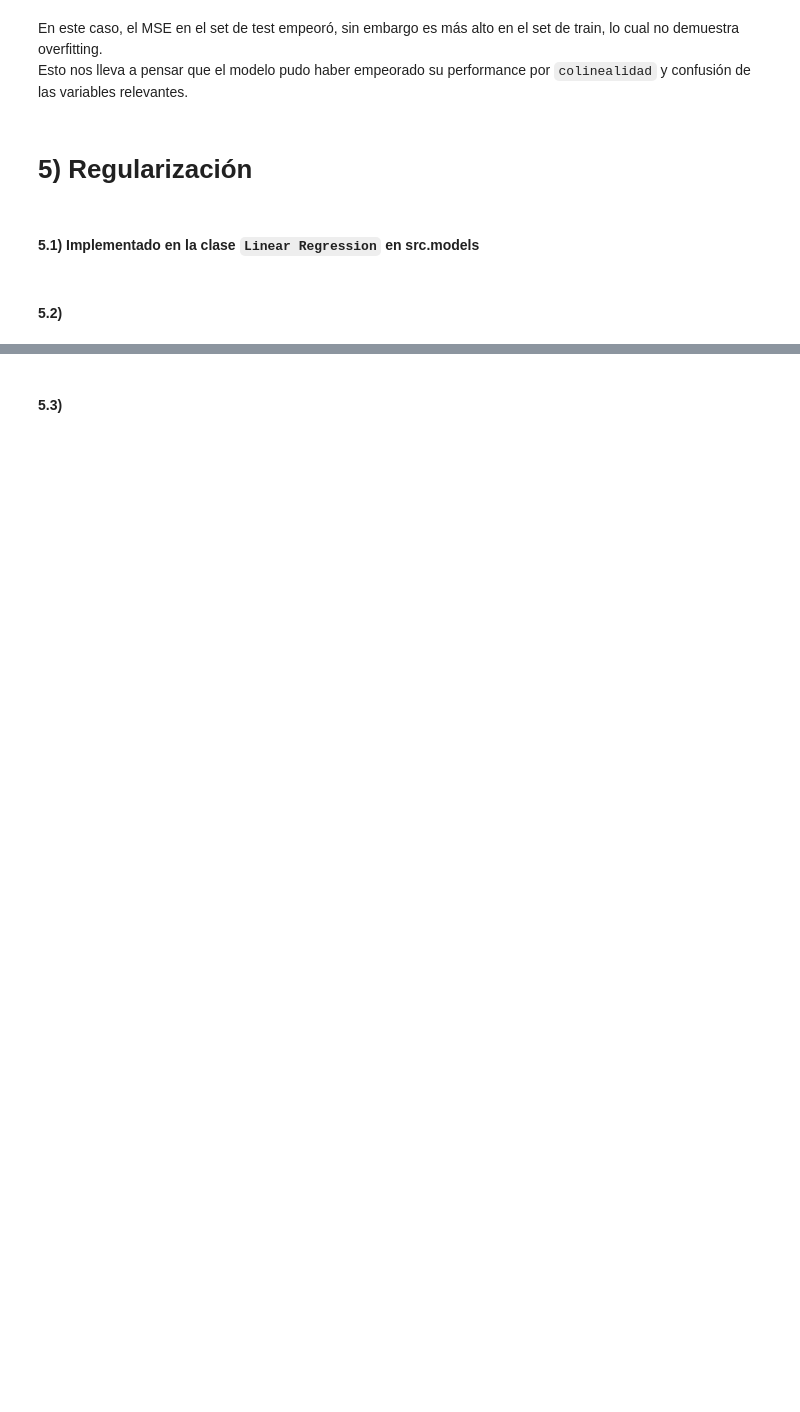
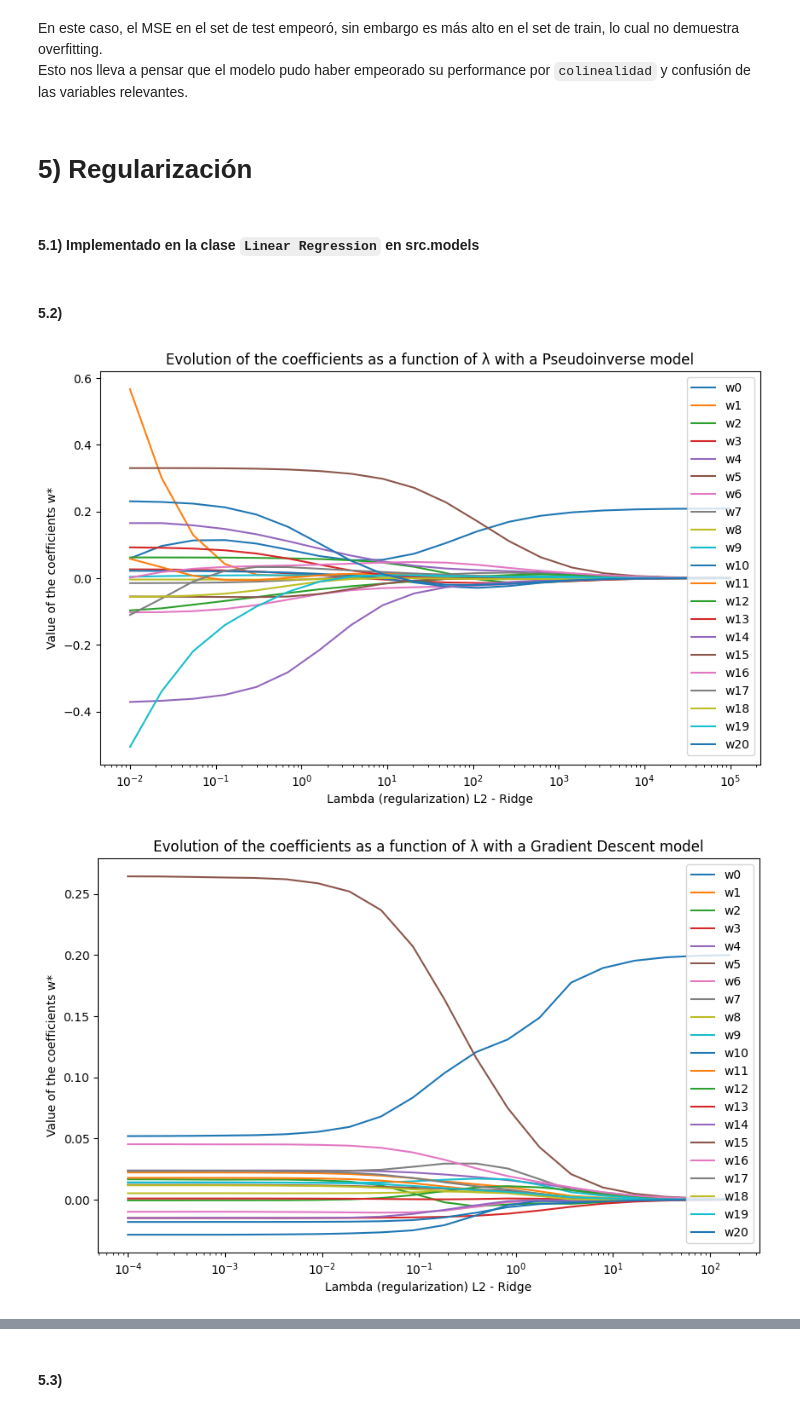
Before and after one commit to anatissera/Machine-Learning-Deep-Learning, a Jupyter notebook: Tissera_AnaPaula_TP1/Entrega_TP1.ipynb, the cells around one changed output, grey strips where cells are left out. Cells and saved outputs as stored; diff of their text form; code cells hidden in the pictures; blank space fills up the shorter version.

```diff
--- a/Tissera_AnaPaula_TP1/Entrega_TP1.ipynb
+++ b/Tissera_AnaPaula_TP1/Entrega_TP1.ipynb
@@ -597,8 +578,8 @@ Valor promedio por metro cuadrado de una casa: 3.634511450216048
 # %% [markdown]
 #### 3.4) Impacto de la construcción de una pileta en el precio de su propiedad
 # %%
-coeficientes = model_multi_pinv.coef
-coef_dict = dict(zip(["intercept"] + features, coeficientes))
+coeficientes_gd = model_multi_pinv.coef
+coef_dict = dict(zip(["intercept"] + features, coeficientes_gd))
 print(f"Coeficiente de has_pool: {coef_dict['has_pool']:.2f}")
 # %% [output]
 Coeficiente de has_pool: 0.02
@@ -1173,0 +1158,61 @@ Esto nos lleva a pensar que el modelo pudo haber empeorado su performance por `c
+# %%
+def coefficient_analysis(l1 = False):
+    if not l1:
+        model_type = "L2 - Ridge"
+        lambdas_gd = np.logspace(-4, 2.2, 20)
+        lambdas_pinv = np.logspace(-2, 5, 20)
+    else:
+        model_type = "L1 - Lasso"
+        lambdas_gd = np.logspace(-3, 0.5, 20)
+
+
+    coeficientes_gd = []
+    coeficientes_pinv = []
+    min_mse_gd = float('inf')
+    min_mse_pinv = float('inf')
+    best_l_gd = 0
+    best_l_pinv = 0
+
+    for l in lambdas_gd:
+        if not l1:
+            model_gd_l2 = LinearRegression(X_train_subset_f, y_train_f, X_val_subset_f, y_val_f, relevant_features_f, to_scale, to_standarize, lambda_l1=0, lambda_l2=l)
+        else:
+            model_gd_l2 = LinearRegression(X_train_subset_f, y_train_f, X_val_subset_f, y_val_f, relevant_features_f, to_scale, to_standarize, lambda_l1=l, lambda_l2=0)
+        model_gd_l2.entrenar_descenso_gradiente(lr=0.01, epochs=5000, to_print=False)
+        mse_gd = model_gd_l2.evaluar(X_test_subset_f, y_test_f, to_print=False)
+
+        if mse_gd < min_mse_gd:
+            min_mse_gd = mse_gd
+            best_l_gd = l
+
+        coeficientes_gd.append(model_gd_l2.coef)
+
+    if not l1:
+        for l in lambdas_pinv:
+            model_pinv_l2 = LinearRegression(X_train_subset_f, y_train_f, X_val_subset_f, y_val_f, relevant_features_f, to_scale, to_standarize, lambda_l1=0, lambda_l2=l)
+            model_pinv_l2.entrenar_pseudoinversa()
+            mse_pinv = model_pinv_l2.evaluar(X_test_subset_f, y_test_f, to_print=False)
+
+            if mse_pinv < min_mse_pinv:
+                min_mse_pinv = mse_pinv
+                best_l_pinv = l
+
+            coeficientes_pinv.append(model_pinv_l2.coef)
+
+
+    coeficientes_gd = np.array(coeficientes_gd)
+    coeficientes_pinv = np.array(coeficientes_pinv)
+
+    if not l1:
+        coeficient_evolution(coeficientes_pinv, lambdas_pinv, model_type, "Pseudoinverse")
+    coeficient_evolution(coeficientes_gd, lambdas_gd, model_type, "Gradient Descent")
+
+    if not l1:
+        return best_l_gd, best_l_pinv
+    else:
+        return best_l_gd
+
+best_l2_gd, best_l2_pinv = coefficient_analysis()
+# %% [output]
+[figure, added]
+[figure, added]
```
Also changed, not shown: parts of 47 cells of this notebook, 15 other files.
